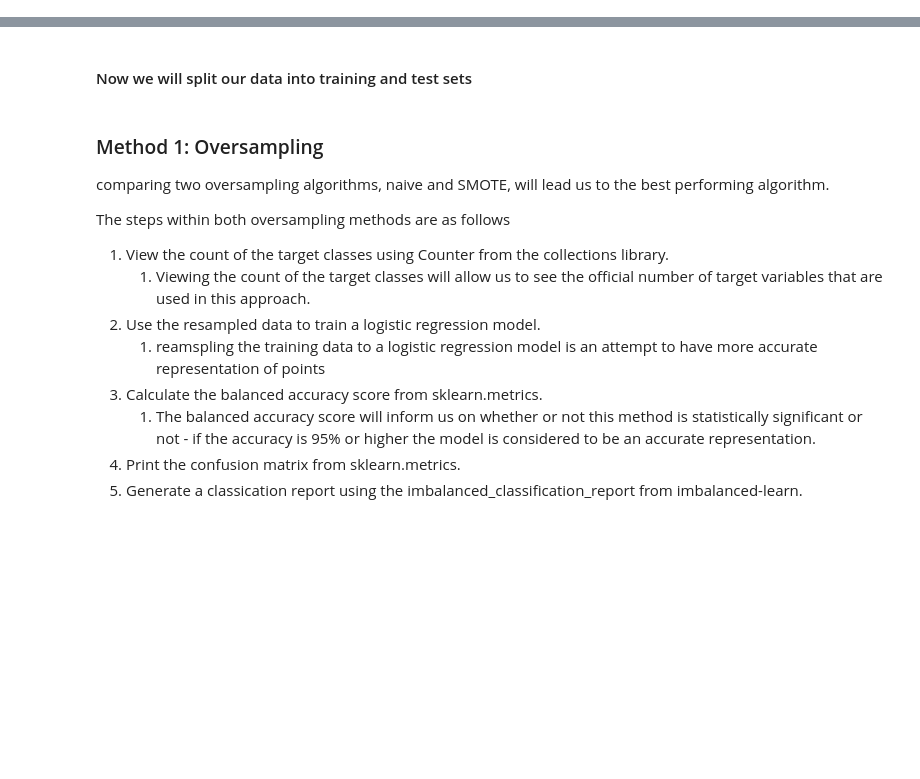
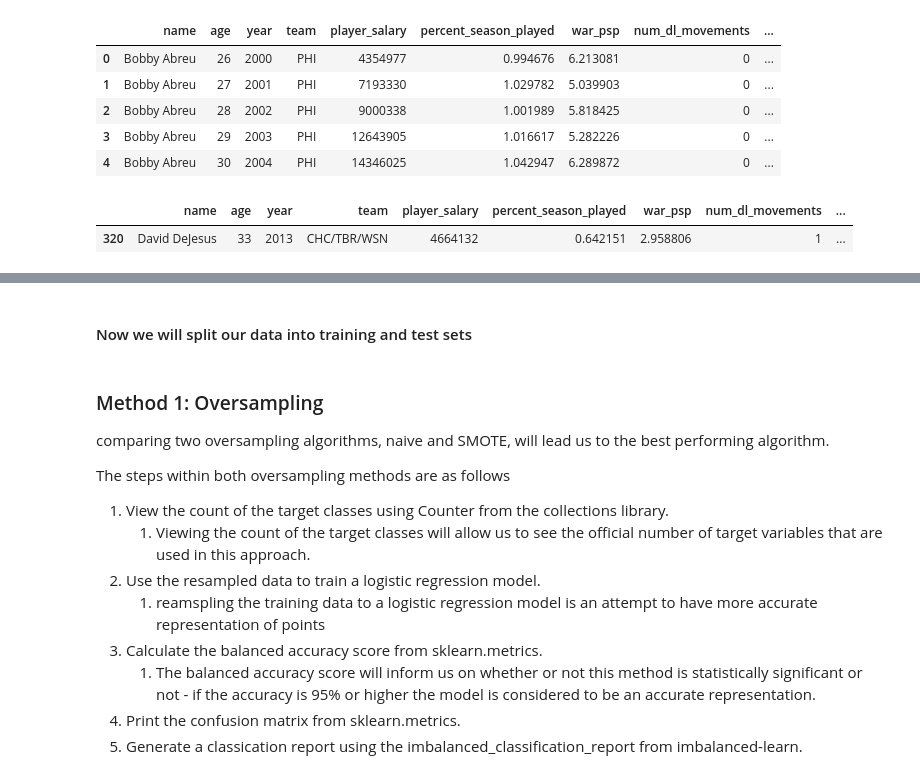
Before and after one commit to emoodyv/BaseballWARvContracts, a Jupyter notebook: WAR_MLmodel.ipynb, the cells around one changed output, grey strips where cells are left out. Saved outputs shown, nothing was run; the diff lists cells and outputs as text; code cells hidden in the pictures; blank space fills up the shorter version.

```diff
--- a/WAR_MLmodel.ipynb
+++ b/WAR_MLmodel.ipynb
@@ -59,0 +51,15 @@ MLB_df.head()
+# %%
+league_binary_encoded = pd.get_dummies(all_df, columns=["league"])
+league_binary_encoded.head()
+# %% [output]
+|  | name | age | year | team | player_salary | percent_season_played | war_psp | num_dl_movements | ... |
+| 0 | Bobby Abreu | 26 | 2000 | PHI | 4354977 | 0.994676 | 6.213081 | 0 | ... |
+| 1 | Bobby Abreu | 27 | 2001 | PHI | 7193330 | 1.029782 | 5.039903 | 0 | ... |
+| 2 | Bobby Abreu | 28 | 2002 | PHI | 9000338 | 1.001989 | 5.818425 | 0 | ... |
+| 3 | Bobby Abreu | 29 | 2003 | PHI | 12643905 | 1.016617 | 5.282226 | 0 | ... |
+| 4 | Bobby Abreu | 30 | 2004 | PHI | 14346025 | 1.042947 | 6.289872 | 0 | ... |
+# %%
+league_binary_encoded.loc[(league_binary_encoded["league_NL/AL/NL"] == 1)]
+# %% [output]
+|  | name | age | year | team | player_salary | percent_season_played | war_psp | num_dl_movements | ... |
+| 320 | David DeJesus | 33 | 2013 | CHC/TBR/WSN | 4664132 | 0.642151 | 2.958806 | 1 | ... |
```
Also changed, not shown: parts of 29 cells of this notebook.
